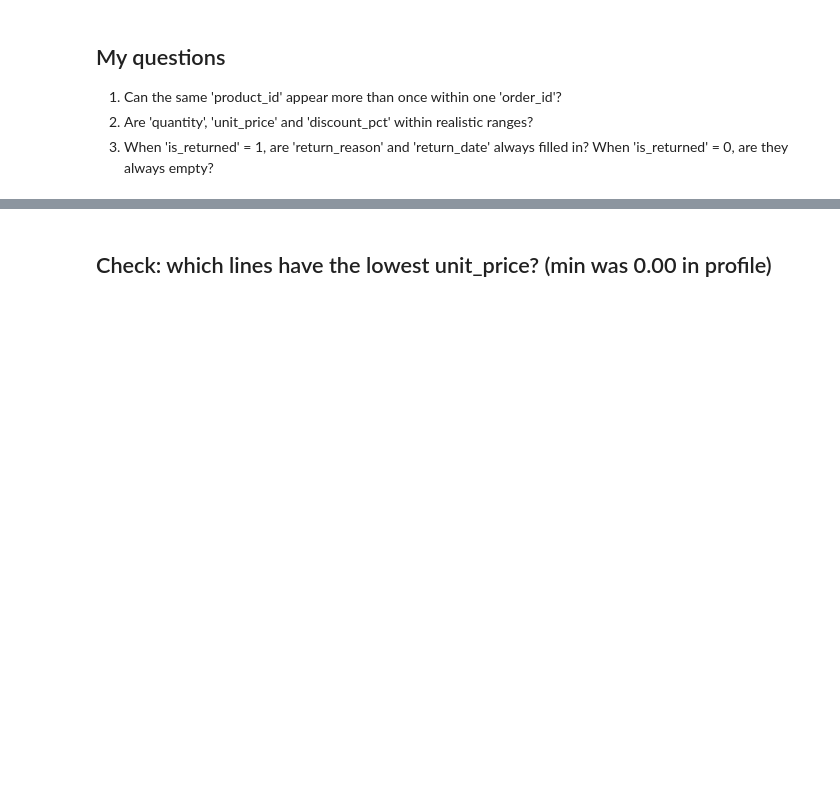
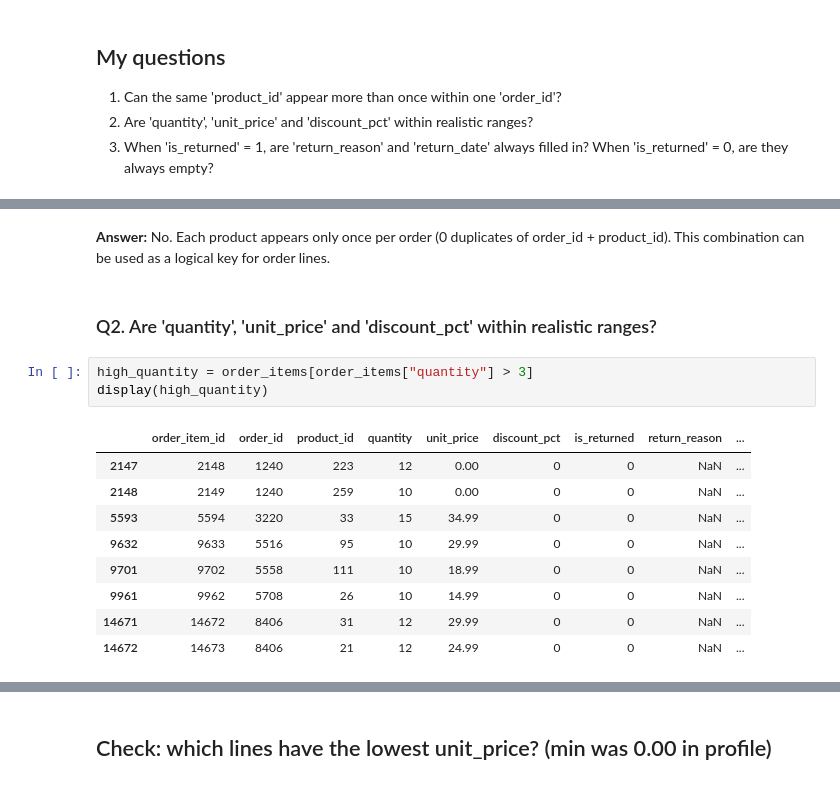
Before and after one commit to egidijus-zilis/ecommerce-analysis, a Jupyter notebook: notebooks/01_profiling.ipynb, the cells around one changed output, grey strips where cells are left out. Cells and saved outputs as stored; diff of their text form; blank space fills up the shorter version.

Commit message:
WIP: answer data questions for order_items and part of user_events

```diff
--- a/notebooks/01_profiling.ipynb
+++ b/notebooks/01_profiling.ipynb
@@ -620,0 +628,17 @@ How many fully duplicated rows? 0
+# %% [markdown]
+**Answer:** No. Each product appears only once per order (0 duplicates of order_id + product_id). This combination can be used as a logical key for order lines.
+# %% [markdown]
+### Q2. Are 'quantity', 'unit_price' and 'discount_pct' within realistic ranges?
+# %%
+high_quantity = order_items[order_items["quantity"] > 3]
+display(high_quantity)
+# %% [output]
+|  | order_item_id | order_id | product_id | quantity | unit_price | discount_pct | is_returned | return_reason | ... |
+| 2147 | 2148 | 1240 | 223 | 12 | 0.00 | 0 | 0 | NaN | ... |
+| 2148 | 2149 | 1240 | 259 | 10 | 0.00 | 0 | 0 | NaN | ... |
+| 5593 | 5594 | 3220 | 33 | 15 | 34.99 | 0 | 0 | NaN | ... |
+| 9632 | 9633 | 5516 | 95 | 10 | 29.99 | 0 | 0 | NaN | ... |
+| 9701 | 9702 | 5558 | 111 | 10 | 18.99 | 0 | 0 | NaN | ... |
+| 9961 | 9962 | 5708 | 26 | 10 | 14.99 | 0 | 0 | NaN | ... |
+| 14671 | 14672 | 8406 | 31 | 12 | 29.99 | 0 | 0 | NaN | ... |
+| 14672 | 14673 | 8406 | 21 | 12 | 24.99 | 0 | 0 | NaN | ... |
```
Also changed, not shown: parts of 16 cells of this notebook.
